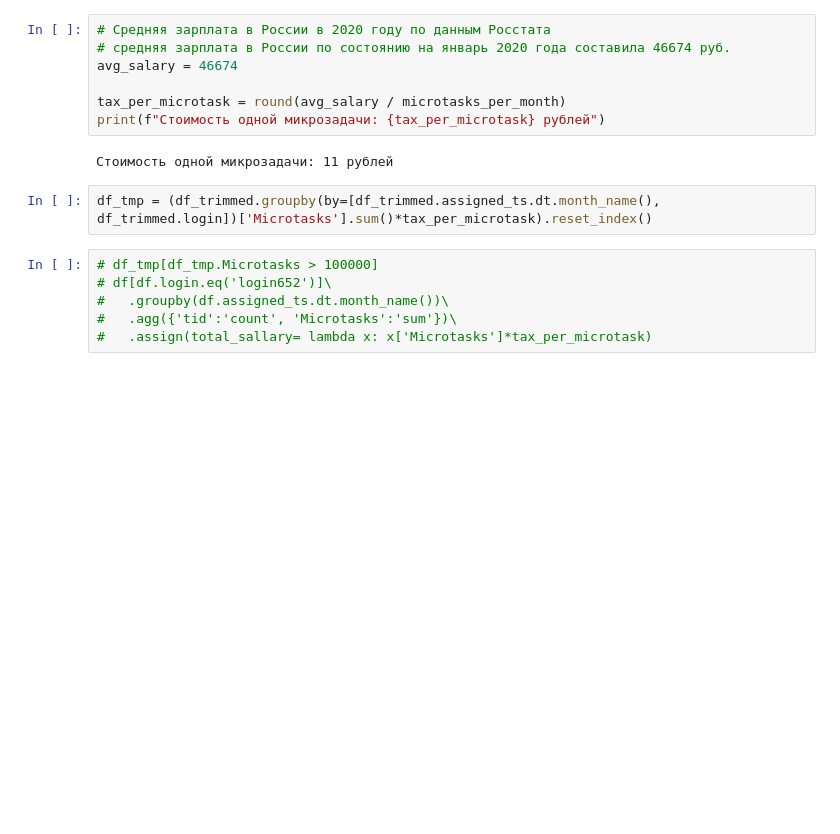
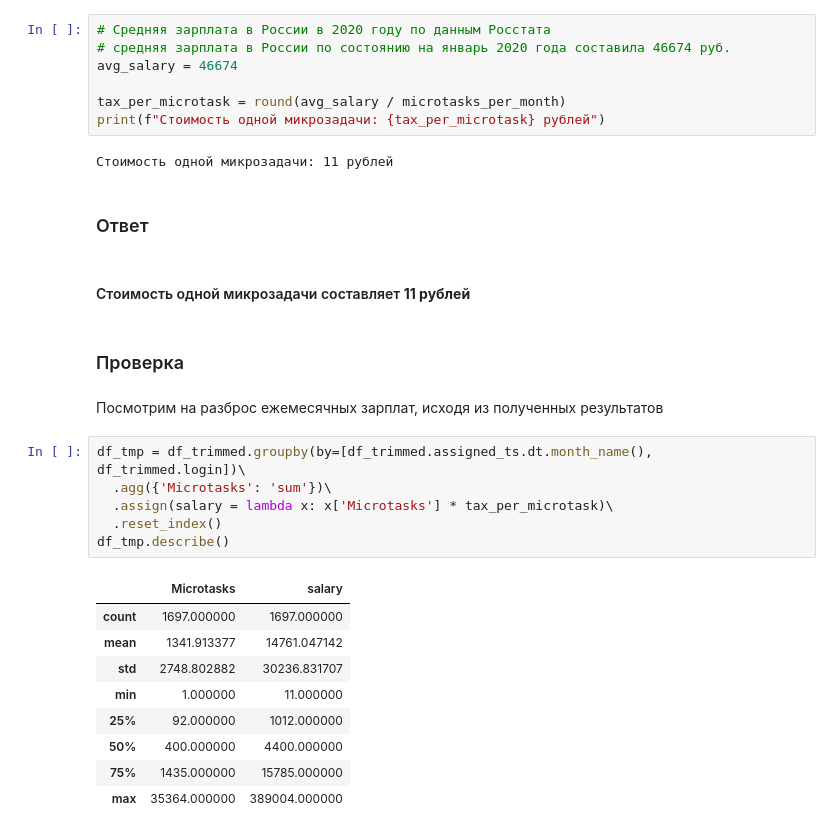
Before and after one commit to Pro100v/PythonProjects, a Jupyter notebook: DataAnalysis/TestTasks/Yandex/ya.ipynb, the cells around one changed output. Drawn from its saved outputs; the diff is of its cells as text; blank space fills up the shorter version.

```diff
--- a/DataAnalysis/TestTasks/Yandex/ya.ipynb
+++ b/DataAnalysis/TestTasks/Yandex/ya.ipynb
@@ -201,12 +217,28 @@ tax_per_microtask = round(avg_salary / microtasks_per_month)
 print(f"Стоимость одной микрозадачи: {tax_per_microtask} рублей")
 # %% [output]
 Стоимость одной микрозадачи: 11 рублей
+# %% [markdown]
+### Ответ
+# %% [markdown]
+#### Cтоимость одной микрозадачи составляет **11 рублей**
+# %% [markdown]
+### Проверка
+# %% [markdown]
+Посмотрим на разброс ежемесячных зарплат, исходя из полученных результатов
 # %%
-df_tmp = (df_trimmed.groupby(by=[df_trimmed.assigned_ts.dt.month_name(), df_trimmed.login])['Microtasks'].sum()*tax_per_microtask).reset_index()
+df_tmp = df_trimmed.groupby(by=[df_trimmed.assigned_ts.dt.month_name(), df_trimmed.login])\
+  .agg({'Microtasks': 'sum'})\
+  .assign(salary = lambda x: x['Microtasks'] * tax_per_microtask)\
+  .reset_index()
+df_tmp.describe()
+# %% [output]
+|  | Microtasks | salary |
+| count | 1697.000000 | 1697.000000 |
+| mean | 1341.913377 | 14761.047142 |
+| std | 2748.802882 | 30236.831707 |
+| min | 1.000000 | 11.000000 |
+| 25% | 92.000000 | 1012.000000 |
+| 50% | 400.000000 | 4400.000000 |
+| 75% | 1435.000000 | 15785.000000 |
+| max | 35364.000000 | 389004.000000 |
-# %%
-# df_tmp[df_tmp.Microtasks > 100000]
-# df[df.login.eq('login652')]\
-#   .groupby(df.assigned_ts.dt.month_name())\
-#   .agg({'tid':'count', 'Microtasks':'sum'})\
-#   .assign(total_sallary= lambda x: x['Microtasks']*tax_per_microtask)
 # %%
```
Also changed, not shown: parts of 14 cells of this notebook.
